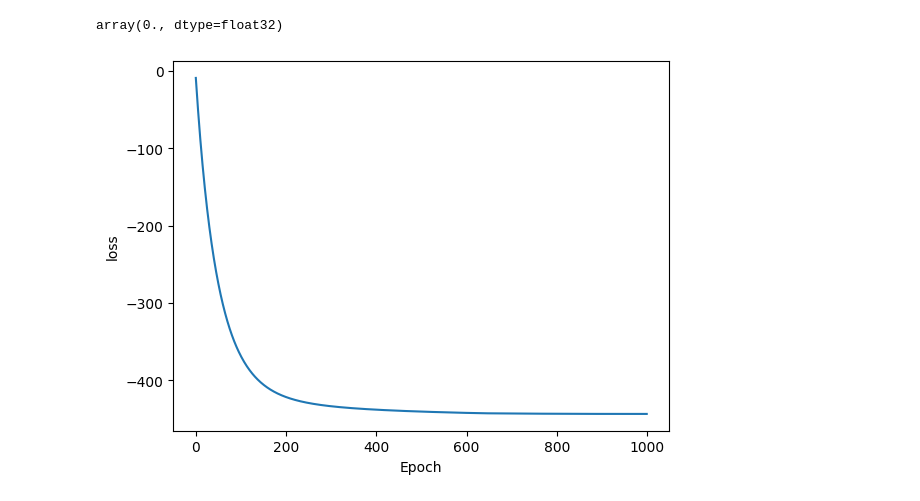
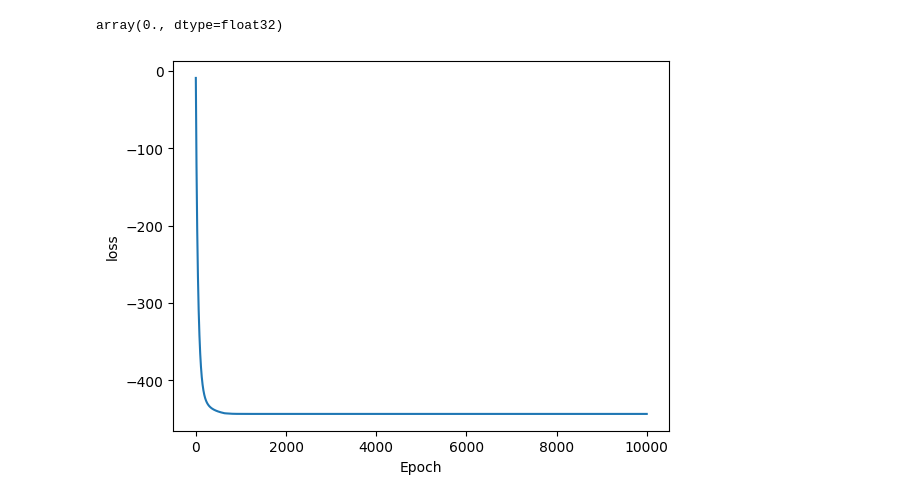
Before and after one commit to gitbhusalhubpramish/wine-quality-svm-kernel, a Jupyter notebook: notebookdbac78a3d6.ipynb, the cells around one changed output. Drawn from its saved outputs; the diff is of its cells as text; code cells hidden in the pictures.

```diff
--- a/notebookdbac78a3d6.ipynb
+++ b/notebookdbac78a3d6.ipynb
@@ -148,12 +162,12 @@ def train(x,y,lr=0.01):
 # %%
 losses = []
 y6 = pd.Series(np.where(ytrain==6,1,-1), index=ytrain.index)
-for i in range(1000):
+for i in range(10000):
     train(xtrain, y6)
     losses.append(float(loss(xtrain,y6)))
 plt.plot(losses)
 plt.xlabel("Epoch")
 plt.ylabel("loss")
 plt.show()
 # %% [output]
-[figure, old version]
+[figure, new version]
```
Also changed, not shown: parts of 4 cells of this notebook.
